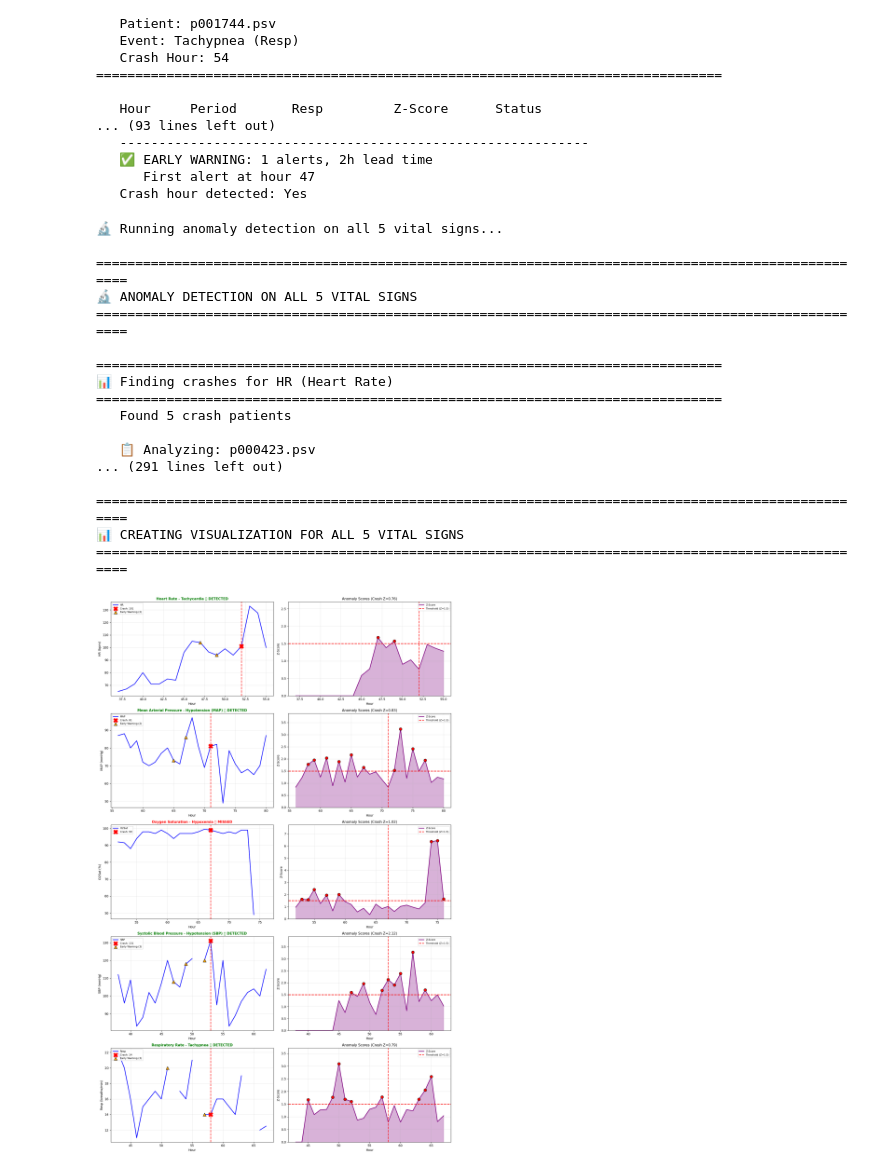
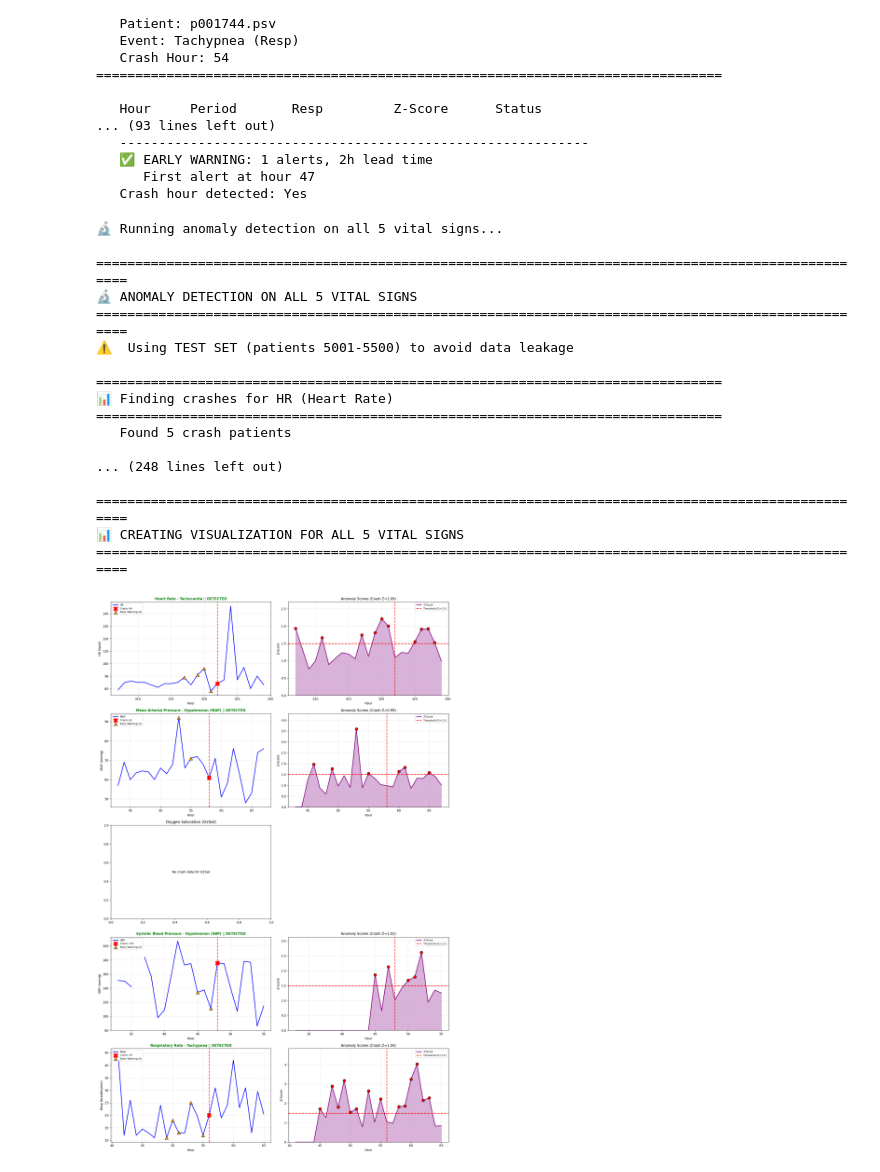
Before and after one commit to Nan0101/probabilistic_vital_sign_forecasting_using_diffusion_models, a Jupyter notebook: IPR_Final_Project.ipynb, the cells around one changed output. Cells and saved outputs as stored; diff of their text form; code cells hidden in the pictures.

```diff
--- a/IPR_Final_Project.ipynb
+++ b/IPR_Final_Project.ipynb
@@ -4398,9 +4357,12 @@ Processing p000042.psv...
 # ==========================================
 # Find crash patients for each vital sign and demonstrate detection
 
-def find_crashes_by_vital(data_dir, vital, max_patients=500):
+def find_crashes_by_vital(data_dir, vital, max_patients=500, use_test_set=True):
     """
     Find patients with crashes in a specific vital sign.
+
+    Args:
+        use_test_set: If True, search in test patients (5001-5500) to avoid data leakage
     """
     crash_definitions = {
         'HR': {'threshold': 120, 'direction': 'above', 'event': 'Tachycardia'},
@@ -4412,7 +4374,15 @@ def find_crashes_by_vital(data_dir, vital, max_patients=500):
 
     criteria = crash_definitions[vital]
     crash_patients = []
-    files = sorted([f for f in os.listdir(data_dir) if f.endswith('.psv')])[:max_patients]
+    all_files = sorted([f for f in os.listdir(data_dir) if f.endswith('.psv')])
+
+    # Use test set to avoid data leakage
+    if use_test_set:
+        train_files = CONFIG.get("TRAIN_FILES", 5000)
+        test_files = CONFIG.get("TEST_FILES", 500)
+        files = all_files[train_files:train_files + test_files]
+    else:
+        files = all_files[:max_patients]
 
     for f in files:
         df = pd.read_csv(os.path.join(data_dir, f), sep='|')
@@ -4465,10 +4435,12 @@ def find_crashes_by_vital(data_dir, vital, max_patients=500):
 def run_anomaly_detection_all_vitals(model, device, z_threshold=1.5):
     """
     Run anomaly detection on all 5 vital signs.
+    Uses TEST SET patients to avoid data leakage!
     """
     print("\n" + "="*100)
     print("🔬 ANOMALY DETECTION ON ALL 5 VITAL SIGNS")
     print("="*100)
+    print(f"⚠️  Using TEST SET (patients {CONFIG['TRAIN_FILES']+1}-{CONFIG['TRAIN_FILES']+CONFIG['TEST_FILES']}) to avoid data leakage")
 
     vitals = CONFIG["VITALS"]  # ['HR', 'MAP', 'O2Sat', 'SBP', 'Resp']
 
@@ -4682,36 +4654,36 @@ def run_anomaly_detection_all_vitals(model, device, z_threshold=1.5):
 
     # Overall stats
     n_vitals = len([v for v in vitals if v in all_results])
     n_detected = sum(1 for v in vitals if v in all_results and (all_results[v]['detected_crash'] or all_results[v]['detected_before']))
 
     print("-"*100)
     print(f"\n🎯 Overall Detection Rate: {n_detected}/{n_vitals} vital signs ({n_detected/n_vitals*100:.0f}%)")
 
     return all_results
 
 
 # Run anomaly detection on all vital signs
 print("🔬 Running anomaly detection on all 5 vital signs...")
 all_vital_results = run_anomaly_detection_all_vitals(model, device, z_threshold=1.5)
 # %% [output]
 🔬 Running anomaly detection on all 5 vital signs...
 
 ====================================================================================================
 🔬 ANOMALY DETECTION ON ALL 5 VITAL SIGNS
 ====================================================================================================
+⚠️  Using TEST SET (patients 5001-5500) to avoid data leakage
 
 ================================================================================
 📊 Finding crashes for HR (Heart Rate)
 ================================================================================
    Found 5 crash patients
 
-   📋 Analyzing: p000423.psv
-... (291 lines left out)
+... (248 lines left out)
 
 ====================================================================================================
 📊 CREATING VISUALIZATION FOR ALL 5 VITAL SIGNS
 ====================================================================================================
-[figure, old version]
+[figure, new version]
 ====================================================================================================
 📋 SUMMARY: ANOMALY DETECTION ACROSS ALL VITAL SIGNS
 ====================================================================================================
```
Also changed, not shown: parts of 8 cells of this notebook.
